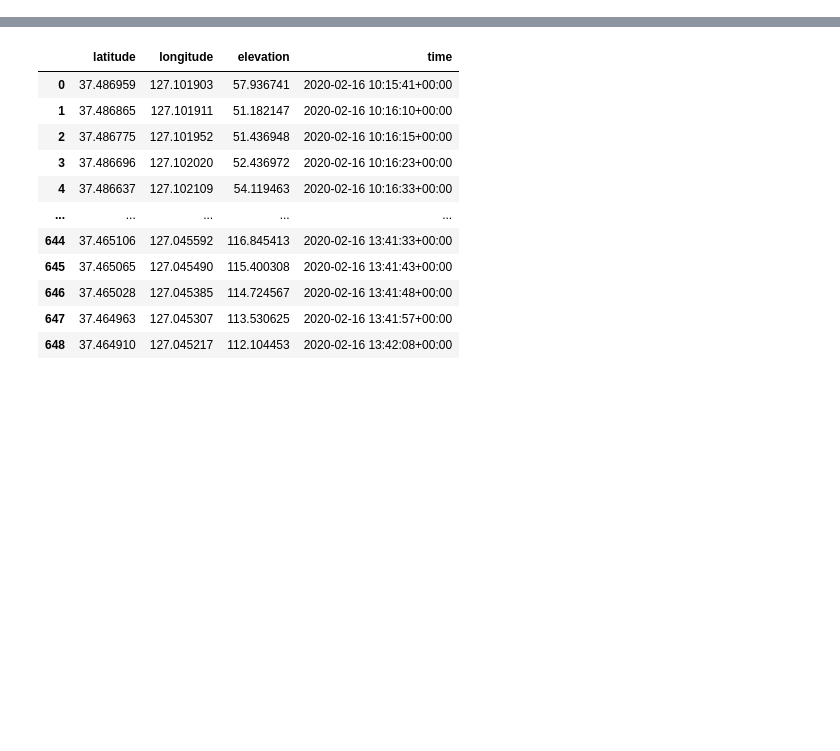
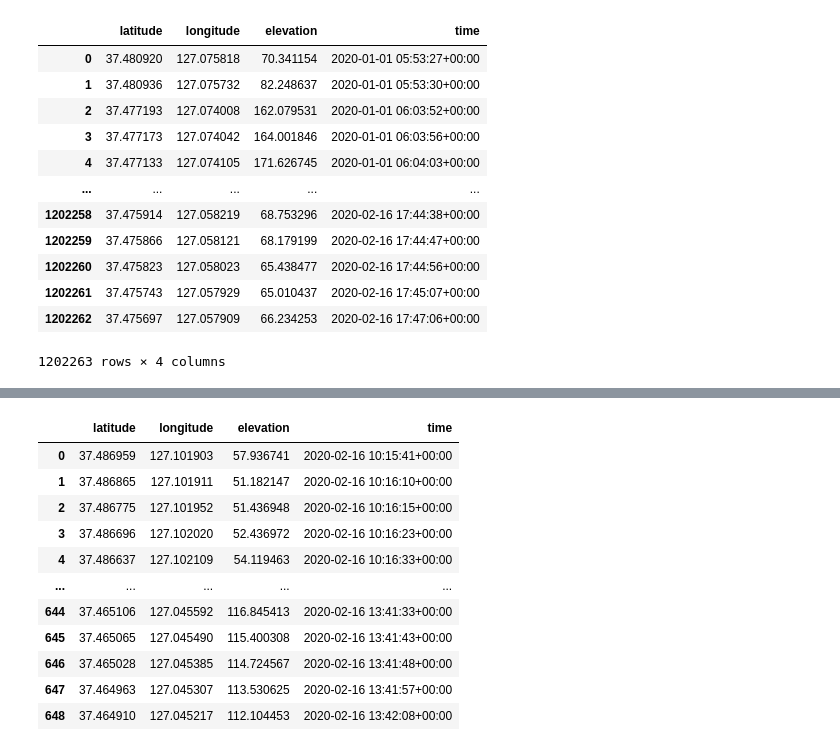
Before and after one commit to DDalaDDula/NIFoS_GIS_Analysis, a Jupyter notebook: 실험.ipynb, the cells around one changed output, grey strips where cells are left out. Saved outputs shown, nothing was run; the diff lists cells and outputs as text; code cells hidden in the pictures; blank space fills up the shorter version.

```diff
--- a/실험.ipynb
+++ b/실험.ipynb
@@ -20,3 +24,21 @@ def gpx_to_dataframe(gpx_file_path):
 
     df = pd.DataFrame(data)
     return df
+# %%
+gpx_file_path = "./310merge.gpx"
+gpx_dataframe = gpx_to_dataframe(gpx_file_path)
+gpx_dataframe
+# %% [output]
+|  | latitude | longitude | elevation | time |
+| 0 | 37.480920 | 127.075818 | 70.341154 | 2020-01-01 05:53:27+00:00 |
+| 1 | 37.480936 | 127.075732 | 82.248637 | 2020-01-01 05:53:30+00:00 |
+| 2 | 37.477193 | 127.074008 | 162.079531 | 2020-01-01 06:03:52+00:00 |
+| 3 | 37.477173 | 127.074042 | 164.001846 | 2020-01-01 06:03:56+00:00 |
+| 4 | 37.477133 | 127.074105 | 171.626745 | 2020-01-01 06:04:03+00:00 |
+| ... | ... | ... | ... | ... |
+| 1202258 | 37.475914 | 127.058219 | 68.753296 | 2020-02-16 17:44:38+00:00 |
+| 1202259 | 37.475866 | 127.058121 | 68.179199 | 2020-02-16 17:44:47+00:00 |
+| 1202260 | 37.475823 | 127.058023 | 65.438477 | 2020-02-16 17:44:56+00:00 |
+| 1202261 | 37.475743 | 127.057929 | 65.010437 | 2020-02-16 17:45:07+00:00 |
+| 1202262 | 37.475697 | 127.057909 | 66.234253 | 2020-02-16 17:47:06+00:00 |
+1202263 rows × 4 columns
```
Also changed, not shown: parts of 13 cells of this notebook.
